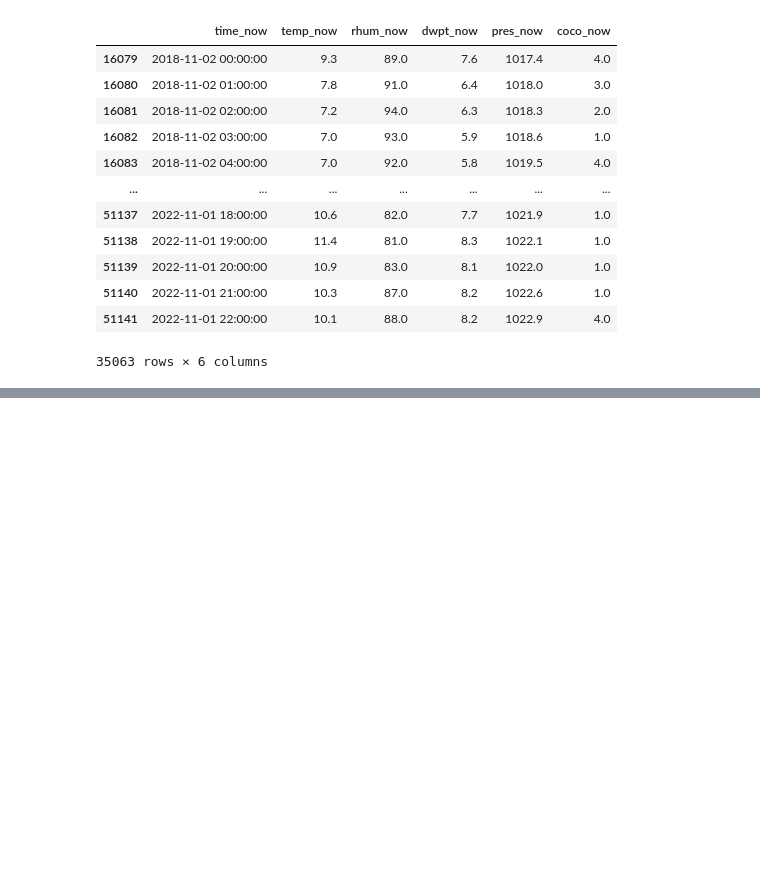
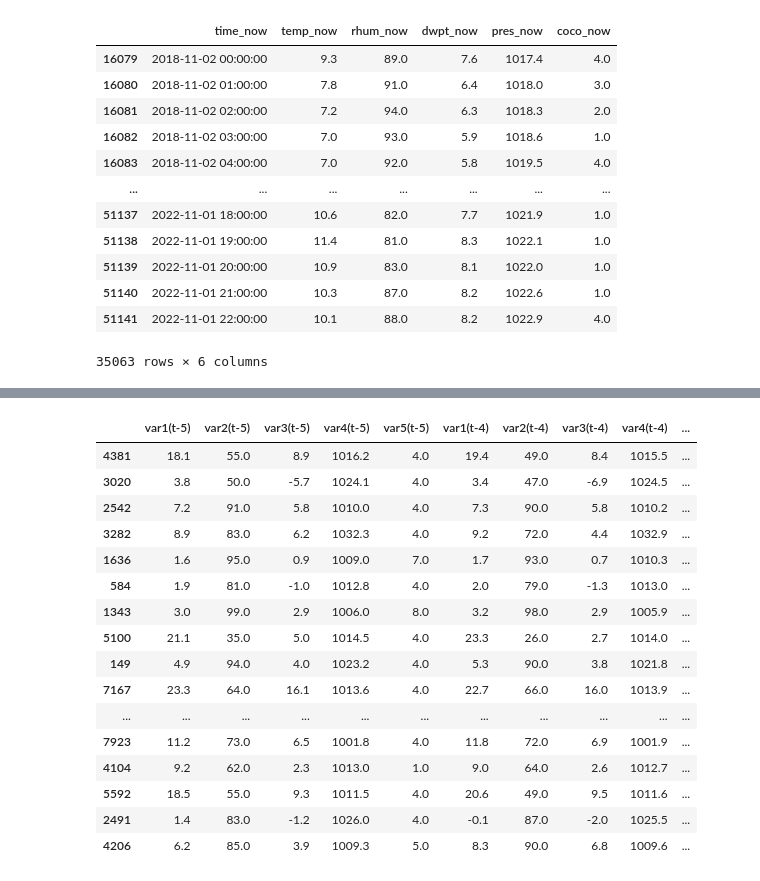
Before and after one commit to yassdenn/WeatherPrediction, a Jupyter notebook: 3_predictionModel.ipynb, the cells around one changed output, grey strips where cells are left out. Cells and saved outputs as stored; diff of their text form; code cells hidden in the pictures; blank space fills up the shorter version.

```diff
--- a/3_predictionModel.ipynb
+++ b/3_predictionModel.ipynb
@@ -328,0 +510,20 @@ x_test.sample(10)
+# %%
+test.sample(20)
+# %% [output]
+|  | var1(t-5) | var2(t-5) | var3(t-5) | var4(t-5) | var5(t-5) | var1(t-4) | var2(t-4) | var3(t-4) | var4(t-4) | ... |
+| 4381 | 18.1 | 55.0 | 8.9 | 1016.2 | 4.0 | 19.4 | 49.0 | 8.4 | 1015.5 | ... |
+| 3020 | 3.8 | 50.0 | -5.7 | 1024.1 | 4.0 | 3.4 | 47.0 | -6.9 | 1024.5 | ... |
+| 2542 | 7.2 | 91.0 | 5.8 | 1010.0 | 4.0 | 7.3 | 90.0 | 5.8 | 1010.2 | ... |
+| 3282 | 8.9 | 83.0 | 6.2 | 1032.3 | 4.0 | 9.2 | 72.0 | 4.4 | 1032.9 | ... |
+| 1636 | 1.6 | 95.0 | 0.9 | 1009.0 | 7.0 | 1.7 | 93.0 | 0.7 | 1010.3 | ... |
+| 584 | 1.9 | 81.0 | -1.0 | 1012.8 | 4.0 | 2.0 | 79.0 | -1.3 | 1013.0 | ... |
+| 1343 | 3.0 | 99.0 | 2.9 | 1006.0 | 8.0 | 3.2 | 98.0 | 2.9 | 1005.9 | ... |
+| 5100 | 21.1 | 35.0 | 5.0 | 1014.5 | 4.0 | 23.3 | 26.0 | 2.7 | 1014.0 | ... |
+| 149 | 4.9 | 94.0 | 4.0 | 1023.2 | 4.0 | 5.3 | 90.0 | 3.8 | 1021.8 | ... |
+| 7167 | 23.3 | 64.0 | 16.1 | 1013.6 | 4.0 | 22.7 | 66.0 | 16.0 | 1013.9 | ... |
+| ... | ... | ... | ... | ... | ... | ... | ... | ... | ... | ... |
+| 7923 | 11.2 | 73.0 | 6.5 | 1001.8 | 4.0 | 11.8 | 72.0 | 6.9 | 1001.9 | ... |
+| 4104 | 9.2 | 62.0 | 2.3 | 1013.0 | 1.0 | 9.0 | 64.0 | 2.6 | 1012.7 | ... |
+| 5592 | 18.5 | 55.0 | 9.3 | 1011.5 | 4.0 | 20.6 | 49.0 | 9.5 | 1011.6 | ... |
+| 2491 | 1.4 | 83.0 | -1.2 | 1026.0 | 4.0 | -0.1 | 87.0 | -2.0 | 1025.5 | ... |
+| 4206 | 6.2 | 85.0 | 3.9 | 1009.3 | 5.0 | 8.3 | 90.0 | 6.8 | 1009.6 | ... |
```
Also changed, not shown: parts of 35 cells of this notebook.
